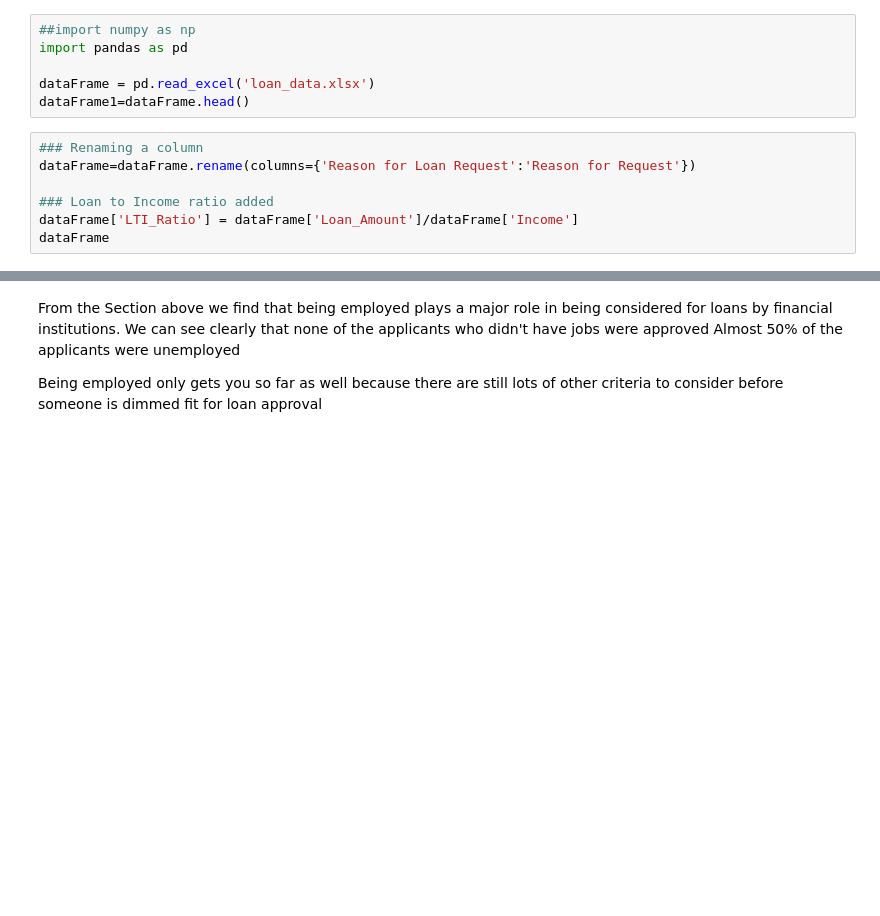
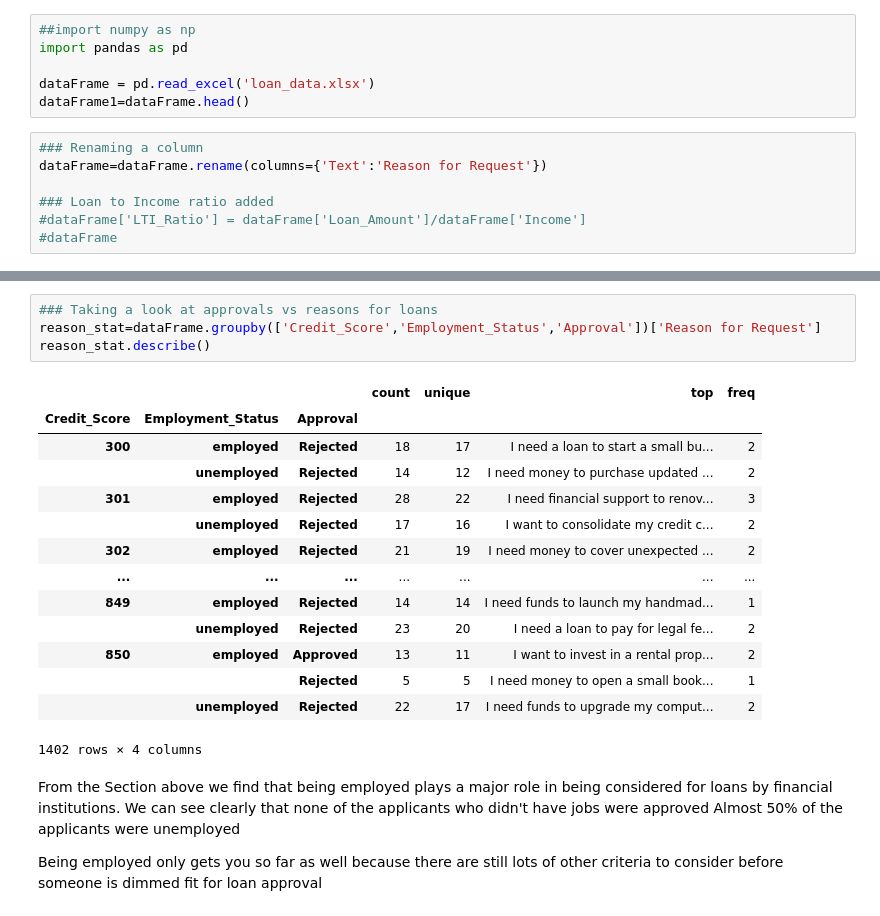
Before and after one commit to D-OLA/Data-Analysis, a Jupyter notebook: loan resolution analysis/start.ipynb, the cells around one changed output, grey strips where cells are left out. Saved outputs shown, nothing was run; the diff lists cells and outputs as text; blank space fills up the shorter version.

```diff
--- a/loan resolution analysis/start.ipynb
+++ b/loan resolution analysis/start.ipynb
@@ -6,8 +6,8 @@ dataFrame = pd.read_excel('loan_data.xlsx')
 dataFrame1=dataFrame.head()
 # %%
 ### Renaming a column
-dataFrame=dataFrame.rename(columns={'Reason for Loan Request':'Reason for Request'})
+dataFrame=dataFrame.rename(columns={'Text':'Reason for Request'})
 
 ### Loan to Income ratio added
-dataFrame['LTI_Ratio'] = dataFrame['Loan_Amount']/dataFrame['Income']
-dataFrame
+#dataFrame['LTI_Ratio'] = dataFrame['Loan_Amount']/dataFrame['Income']
+#dataFrame
@@ -77,3 +54,22 @@ emp_stat.describe()
+# %%
+### Taking a look at approvals vs reasons for loans
+reason_stat=dataFrame.groupby(['Credit_Score','Employment_Status','Approval'])['Reason for Request']
+reason_stat.describe()
+# %% [output]
+|  |  |  | count | unique | top | freq |
+| Credit_Score | Employment_Status | Approval |  |  |  |  |
+| 300 | employed | Rejected | 18 | 17 | I need a loan to start a small bu... | 2 |
+|  | unemployed | Rejected | 14 | 12 | I need money to purchase updated ... | 2 |
+| 301 | employed | Rejected | 28 | 22 | I need financial support to renov... | 3 |
+|  | unemployed | Rejected | 17 | 16 | I want to consolidate my credit c... | 2 |
+| 302 | employed | Rejected | 21 | 19 | I need money to cover unexpected ... | 2 |
+| ... | ... | ... | ... | ... | ... | ... |
+| 849 | employed | Rejected | 14 | 14 | I need funds to launch my handmad... | 1 |
+|  | unemployed | Rejected | 23 | 20 | I need a loan to pay for legal fe... | 2 |
+| 850 | employed | Approved | 13 | 11 | I want to invest in a rental prop... | 2 |
+|  |  | Rejected | 5 | 5 | I need money to open a small book... | 1 |
+|  | unemployed | Rejected | 22 | 17 | I need funds to upgrade my comput... | 2 |
+1402 rows × 4 columns
 # %% [markdown]
 From the Section above we find that being employed plays a major role in being considered for loans by financial institutions.
 We can see clearly that none of the applicants who didn't have jobs were approved
```
Also changed, not shown: parts of 4 cells of this notebook, 1 other file.
